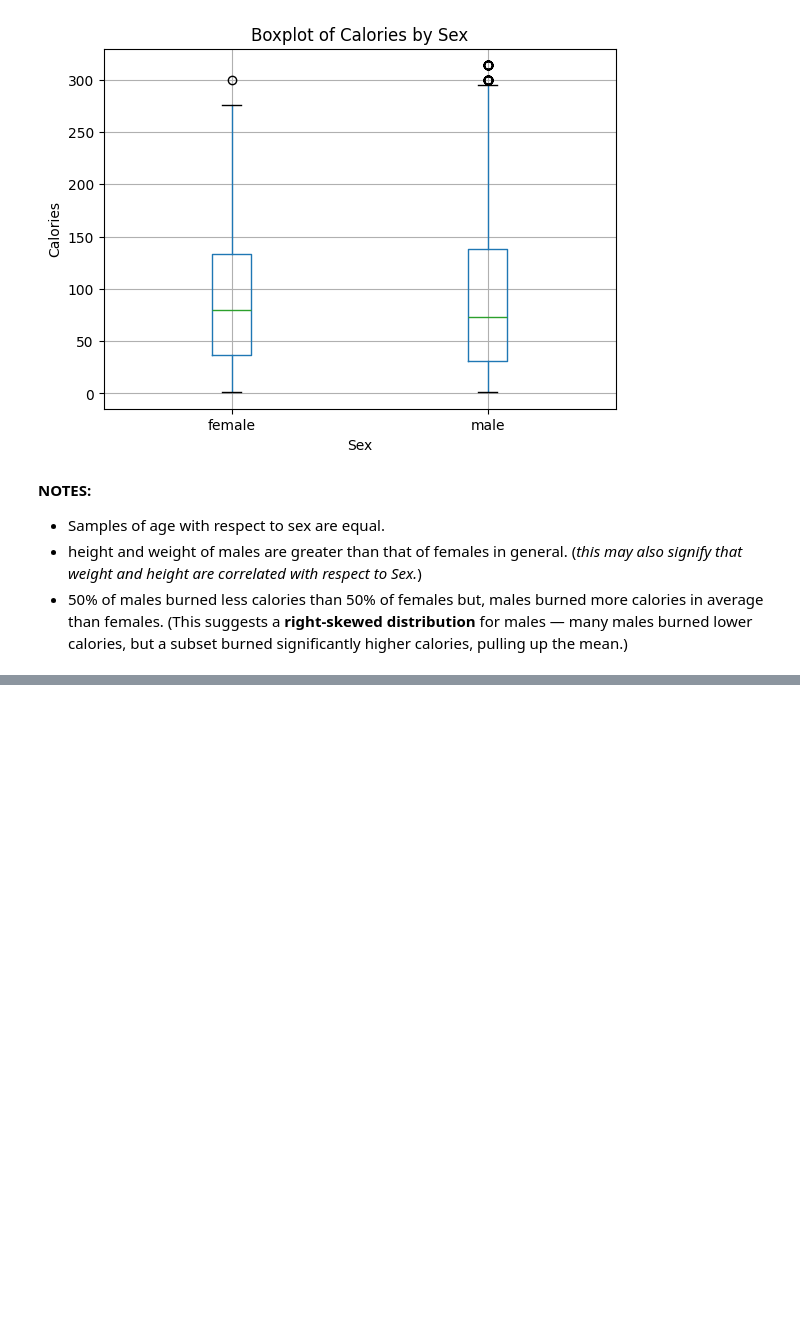
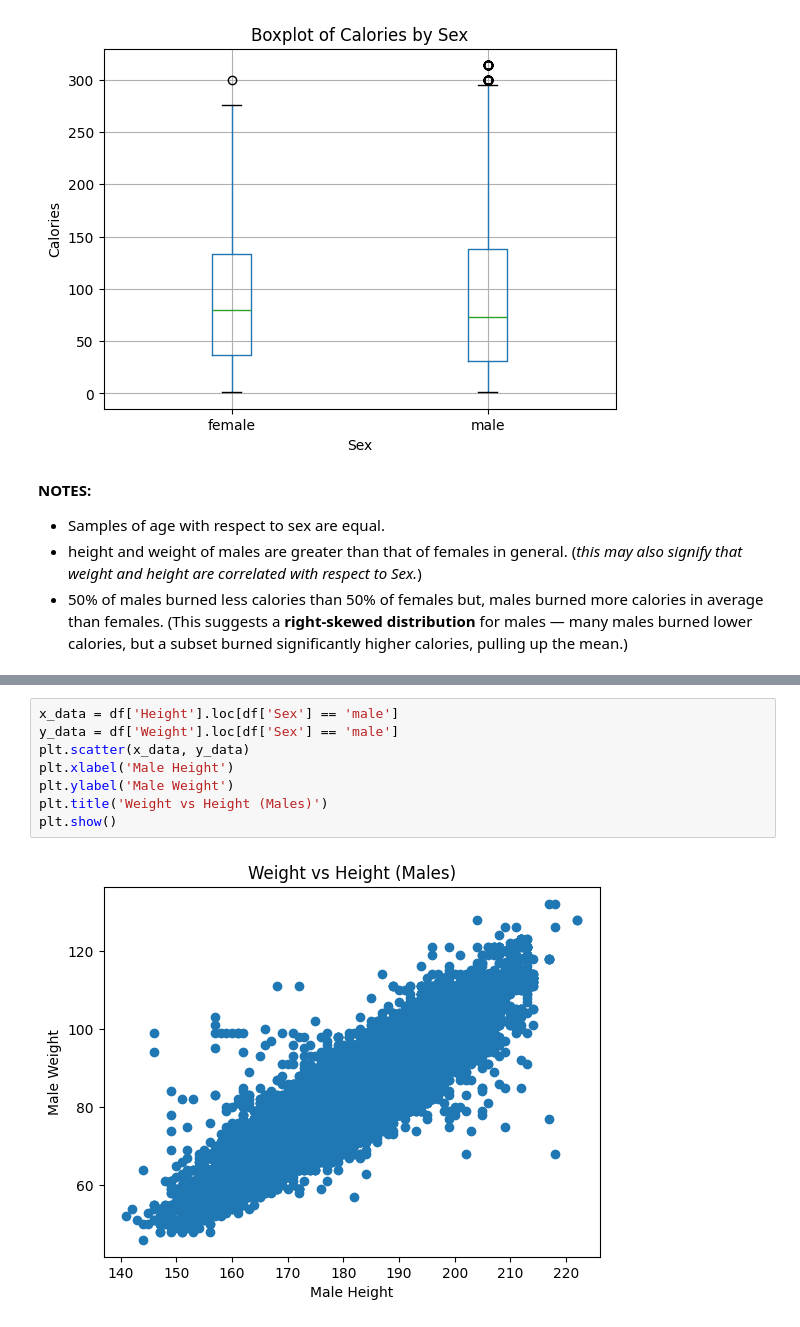
Before and after one commit to sparshsaxenain/KaggleAIOComp, a Jupyter notebook: s05e05/EDA.ipynb, the cells around one changed output, grey strips where cells are left out. Cells and saved outputs as stored; diff of their text form; blank space fills up the shorter version.

```diff
--- a/s05e05/EDA.ipynb
+++ b/s05e05/EDA.ipynb
@@ -112,0 +156,10 @@ plt.show()
+# %%
+x_data = df['Height'].loc[df['Sex'] == 'male']
+y_data = df['Weight'].loc[df['Sex'] == 'male']
+plt.scatter(x_data, y_data)
+plt.xlabel('Male Height')
+plt.ylabel('Male Weight')
+plt.title('Weight vs Height (Males)')
+plt.show()
+# %% [output]
+[figure, added]
```
Also changed, not shown: parts of 38 cells of this notebook.
